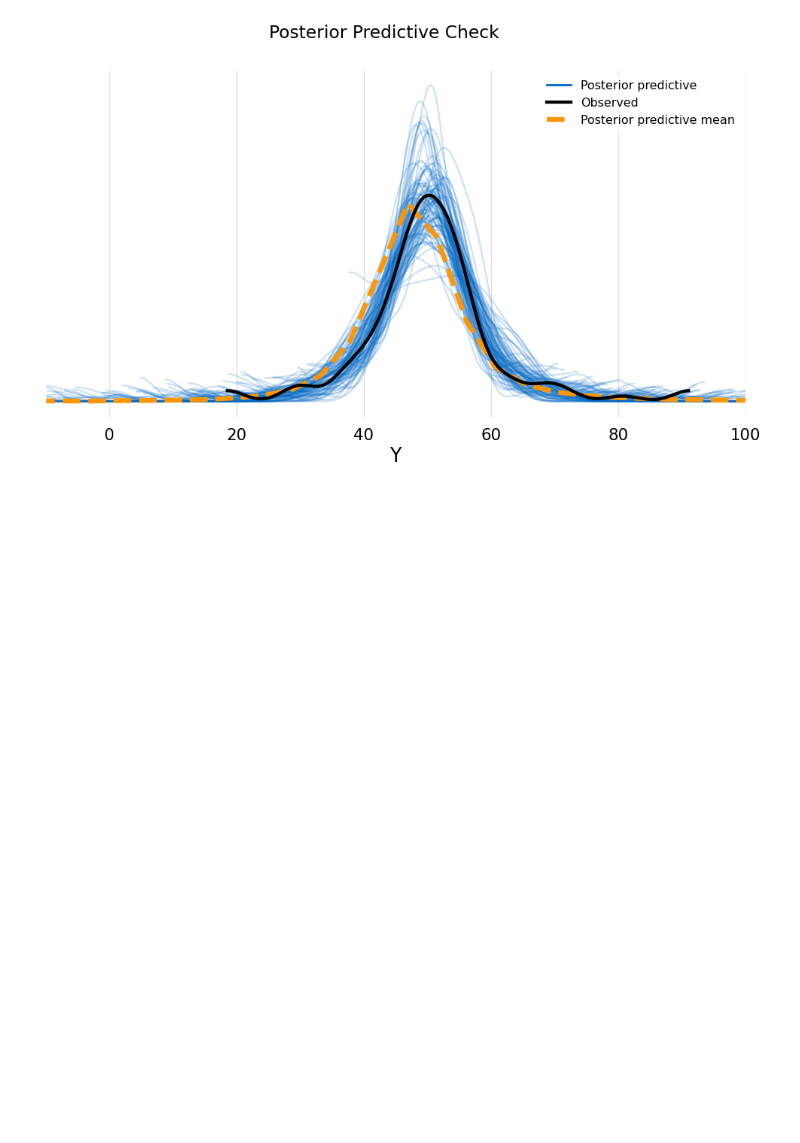
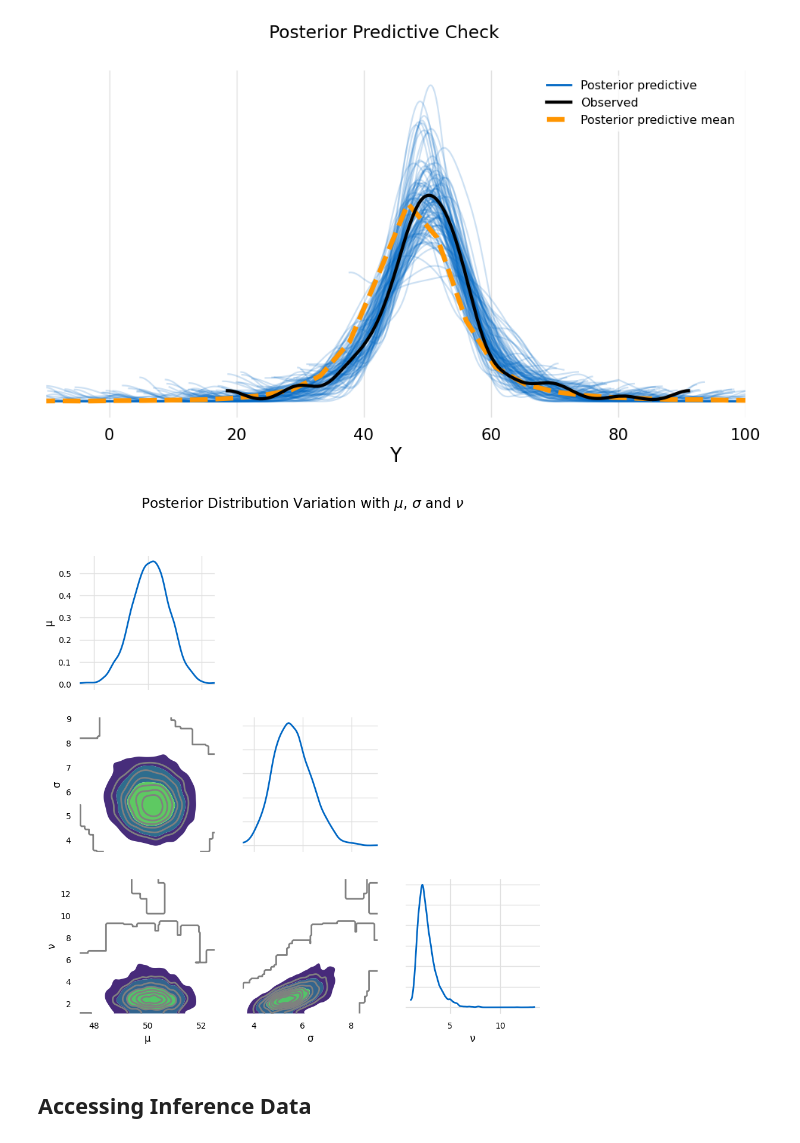
Before and after one commit to glyfish/PyMC, a Jupyter notebook: notebooks/Baysian Analysis with Python/ch2_robust_normal_model.ipynb, the cells around one changed output. Drawn from its saved outputs; the diff is of its cells as text; code cells hidden in the pictures; blank space fills up the shorter version.

```diff
--- a/notebooks/Baysian Analysis with Python/ch2_robust_normal_model.ipynb
+++ b/notebooks/Baysian Analysis with Python/ch2_robust_normal_model.ipynb
@@ -208,3 +208,10 @@ ax.set_xlim(-10, 100)
 # %% [output]
 (-10.0, 100.0)
 [figure]
+# %%
+arviz.plot_pair(idata, kind='kde', marginals=True, figsize=(10, 10))
+_ = pyplot.suptitle('Posterior Distribution Variation with $\\mu$, $\\sigma$ and $\\nu$')
+# %% [output]
+[figure, added]
+# %% [markdown]
+## Accessing Inference Data
```
Also changed, not shown: parts of 8 cells of this notebook, 3 other files.
